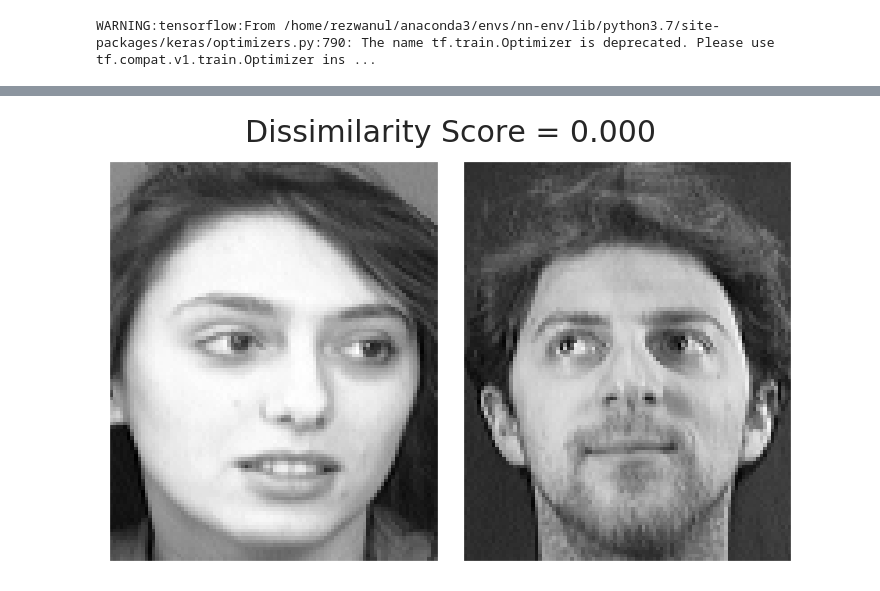
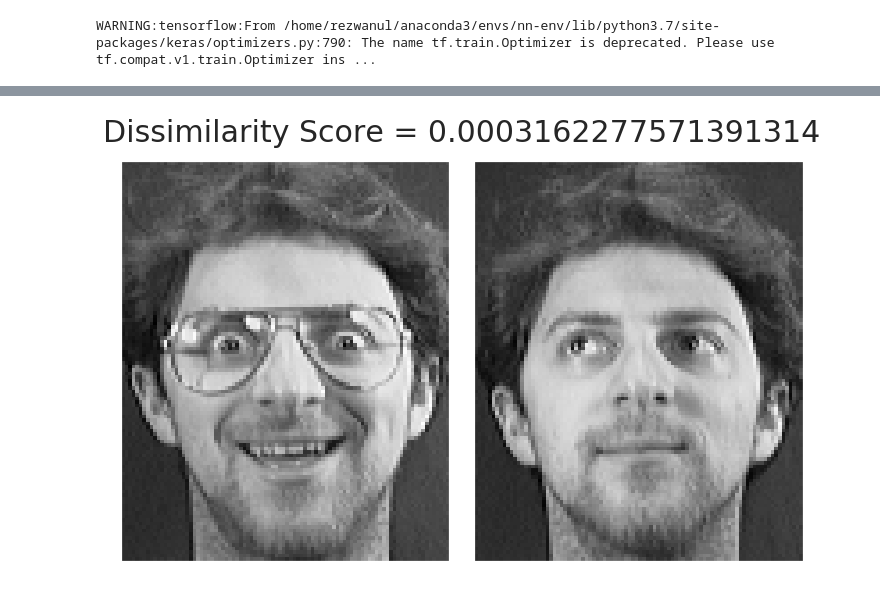
Before and after one commit to Rezwanul-Haque/neural_network_projects, a Jupyter notebook: face_recognition_problem/facial_recognition_system/face_recognition_system.ipynb, the cells around one changed output, grey strips where cells are left out. Drawn from its saved outputs; the diff is of its cells as text; code cells hidden in the pictures.

```diff
--- a/face_recognition_problem/facial_recognition_system/face_recognition_system.ipynb
+++ b/face_recognition_problem/facial_recognition_system/face_recognition_system.ipynb
@@ -233,13 +242,13 @@ def create_pairs(X, Y, num_classes):
     # index of images in X and Y for each class
     class_idx = [np.where(Y==i)[0] for i in range(num_classes)]
     # The minimum number of images across all classes
-    mini_images = min(len(class_idx[i]) for i in range(num_classes)) - 1
+    min_images = min(len(class_idx[i]) for i in range(num_classes)) - 1
 
     for c in range(num_classes):
-        for n in range(mini_images):
+        for n in range(min_images):
             # Create positive pair
             img1 = X[class_idx[c][n]]
-            img2 = X[class_idx[c][n+1]]
+            img2 = X[class_idx[c][n + 1]]
             pairs.append((img1, img2))
             labels.append(1)
             # Create negative pair
@@ -258,18 +267,16 @@ def create_pairs(X, Y, num_classes):
     return np.array(pairs), np.array(labels)
 # %%
 num_classes = len(np.unique(Y_train))
-training_pairs, training_labels = create_pairs(X_train, Y_train, len(np.unique(Y_train)))
-
-test_pairs, test_labels = create_pairs(X_test, Y_test, len(np.unique(Y_test)))
+training_pairs, training_labels = create_pairs(X_train, Y_train, num_classes=num_classes)
 # %% [markdown]
 ### Loss function
 # %%
 def contrastive_loss(Y_true, D):
+    """This is a loss function."""
     margin = 1
-
     return K.mean(Y_true * K.square(D) + (1 - Y_true) * K.maximum((margin - D), 0))
 # %%
-model.compile(loss=contrastive_loss, optimizer='adam')
+model.compile(loss=contrastive_loss, optimizer='adam', metrics=[accuracy])
 # %% [output]
 WARNING:tensorflow:From /home/rezwanul/anaconda3/envs/nn-env/lib/python3.7/site-packages/keras/optimizers.py:790: The name tf.train.Optimizer is deprecated. Please use tf.compat.v1.train.Optimizer ins ...
 # %%
@@ -281,20 +310,22 @@ NameError: name 'model' is not defined
 # %%
-idx1, idx2 = 31, 29
+idx1, idx2 = 21, 29
 img1 = np.expand_dims(X_test[idx1], axis=0)
 img2 = np.expand_dims(X_test[idx2], axis=0)
 
 fig, (ax1, ax2) = plt.subplots(1, 2, figsize=(10, 7))
 ax1.imshow(np.squeeze(img1), cmap='gray')
 ax2.imshow(np.squeeze(img2), cmap='gray')
 
 for ax in [ax1, ax2]:
     ax.grid(False)
     ax.set_xticks([])
     ax.set_yticks([])
 
+
 dissimilarity = model.predict([img1, img2])[0][0]
-fig.suptitle(f"Dissimilarity Score = {dissimilarity:.3f}", size=30)
+
+fig.suptitle("Dissimilarity Score = {}".format(dissimilarity), size=30)
 plt.tight_layout()
 plt.show()
 # %% [output]
-[figure, old version]
+[figure, new version]
```
Also changed, not shown: parts of 13 cells of this notebook, 5 other files.
